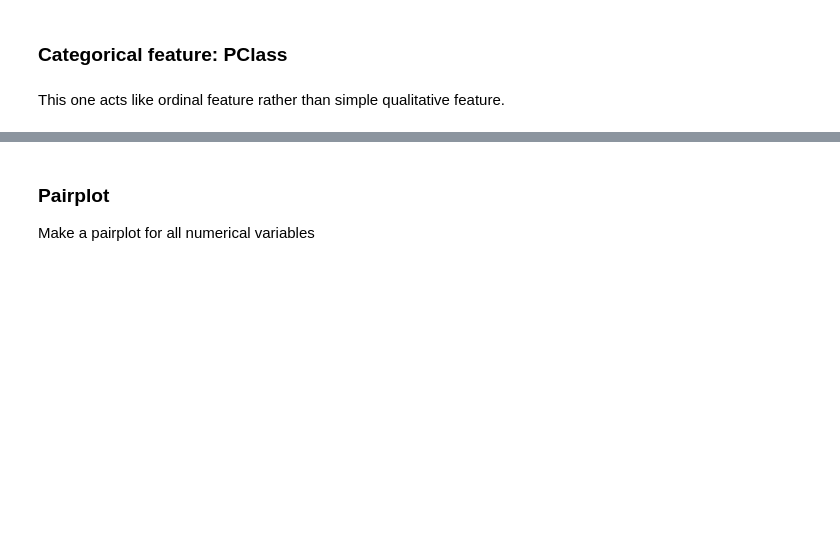
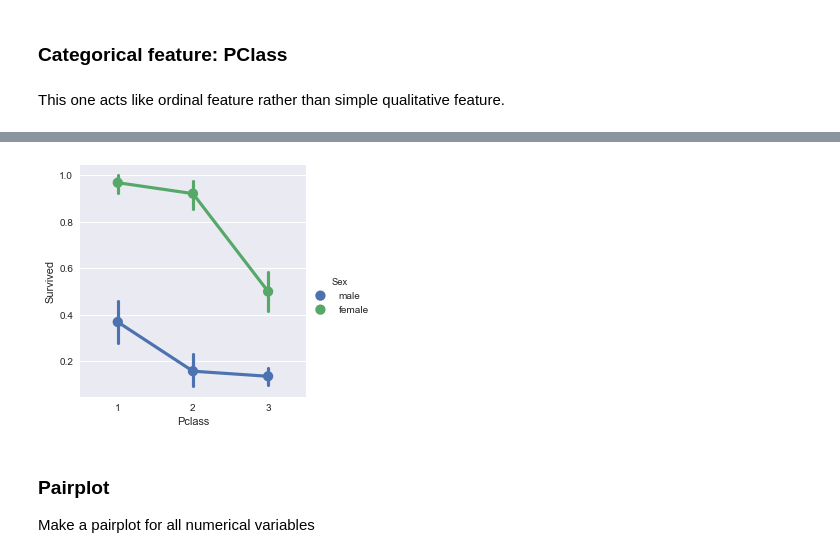
Before and after one commit to Theerit/Kaggle_Titanic, a Jupyter notebook: Titanic.ipynb, the cells around one changed output, grey strips where cells are left out. Cells and saved outputs as stored; diff of their text form; code cells hidden in the pictures; blank space fills up the shorter version.

```diff
--- a/Titanic.ipynb
+++ b/Titanic.ipynb
@@ -152,3 +186,8 @@ or `pip install Jinja2`
+# %%
+sns.factorplot('Pclass','Survived',data=X_plot,hue="Sex")
+plt.show()
+# %% [output]
+[figure, added]
 # %% [markdown]
 ### Pairplot
 Make a pairplot for all numerical variables
```
Also changed, not shown: parts of 7 cells of this notebook.
